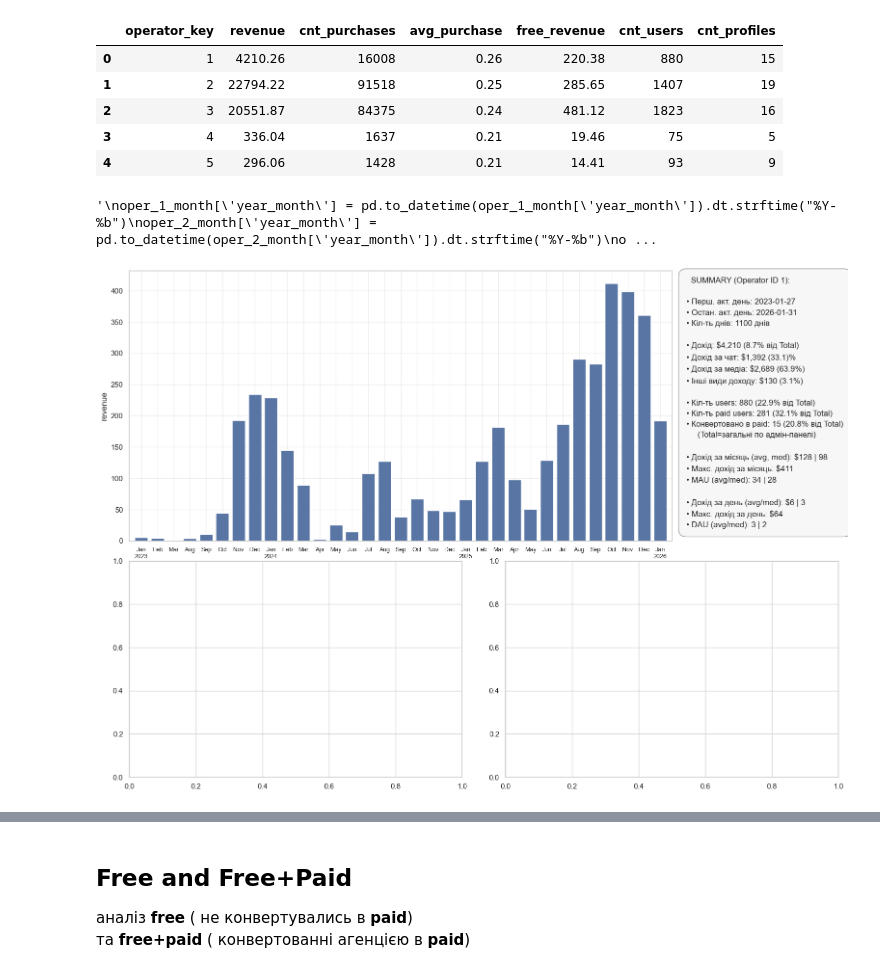
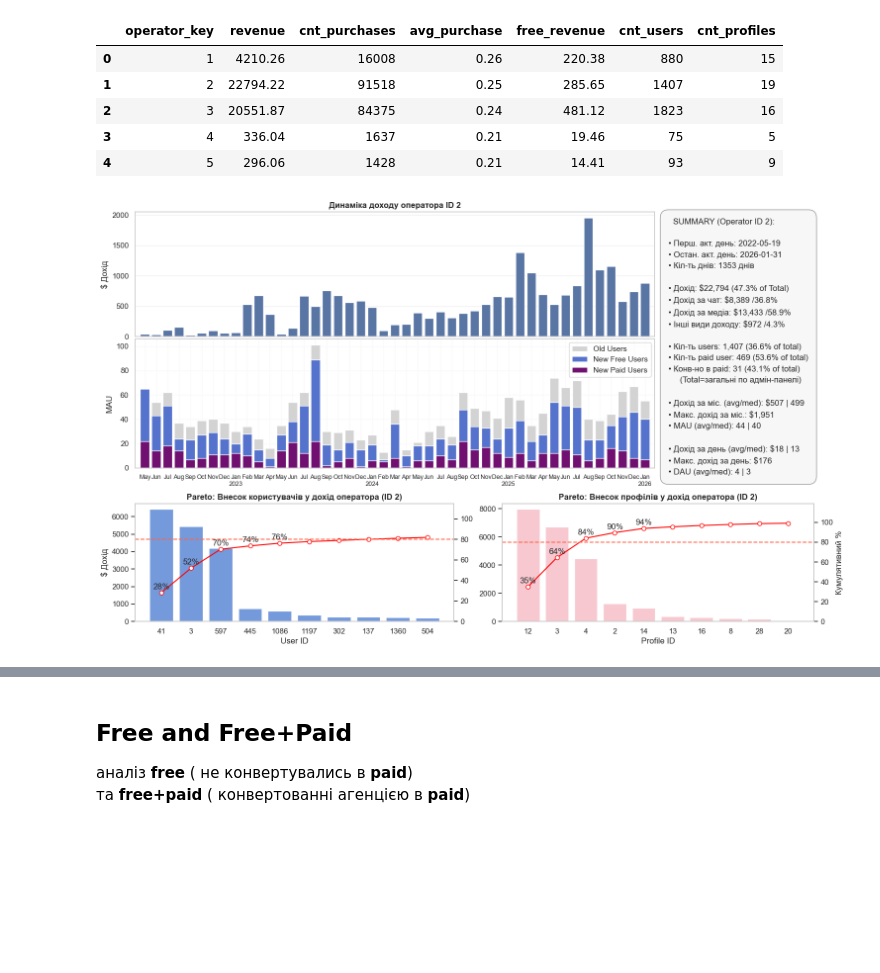
Before and after one commit to Chocopie-DA/db_analysis_sql_sweetylove, a Jupyter notebook: 03_notebooks/EDA.ipynb, the cells around one changed output, grey strips where cells are left out. Cells and saved outputs as stored; diff of their text form; code cells hidden in the pictures; blank space fills up the shorter version.

Commit message:
operator analysis

```diff
--- a/03_notebooks/EDA.ipynb
+++ b/03_notebooks/EDA.ipynb
@@ -2422,15 +2416,3 @@ oper_5_month = df_oper_5.groupby(['year_month'], as_index=False).agg(revenue=('t
-# %%
-"""
-oper_1_month['year_month'] = pd.to_datetime(oper_1_month['year_month']).dt.strftime("%Y-%b")
-oper_2_month['year_month'] = pd.to_datetime(oper_2_month['year_month']).dt.strftime("%Y-%b")
-oper_3_month['year_month'] = pd.to_datetime(oper_3_month['year_month']).dt.strftime("%Y-%b")
-oper_4_month['year_month'] = pd.to_datetime(oper_4_month['year_month']).dt.strftime("%Y-%b")
-oper_5_month['year_month'] = pd.to_datetime(oper_5_month['year_month']).dt.strftime("%Y-%b")
-"""
-# %% [output]
-'\noper_1_month[\'year_month\'] = pd.to_datetime(oper_1_month[\'year_month\']).dt.strftime("%Y-%b")\noper_2_month[\'year_month\'] = pd.to_datetime(oper_2_month[\'year_month\']).dt.strftime("%Y-%b")\no ...
-# %%
-labels = pd.to_datetime(df['year_month']).dt.strftime("%Y-%b").unique().map(lambda x: x[-3:] + '\n' + x[:4] if x[-3:] == "Jan" else x[-3:])
 # %%
 total_revenue = df['total_revenue'].sum()
 total_users = df['user_key'].nunique()
@@ -2538,6 +2634,6 @@ def operator_dashboard(key=2):
 
     plt.show()
 # %%
-operator_dashboard(1)
+operator_dashboard(2)
 # %% [output]
-[figure, old version]
+[figure, new version]
```
Also changed, not shown: parts of 3 cells of this notebook.
